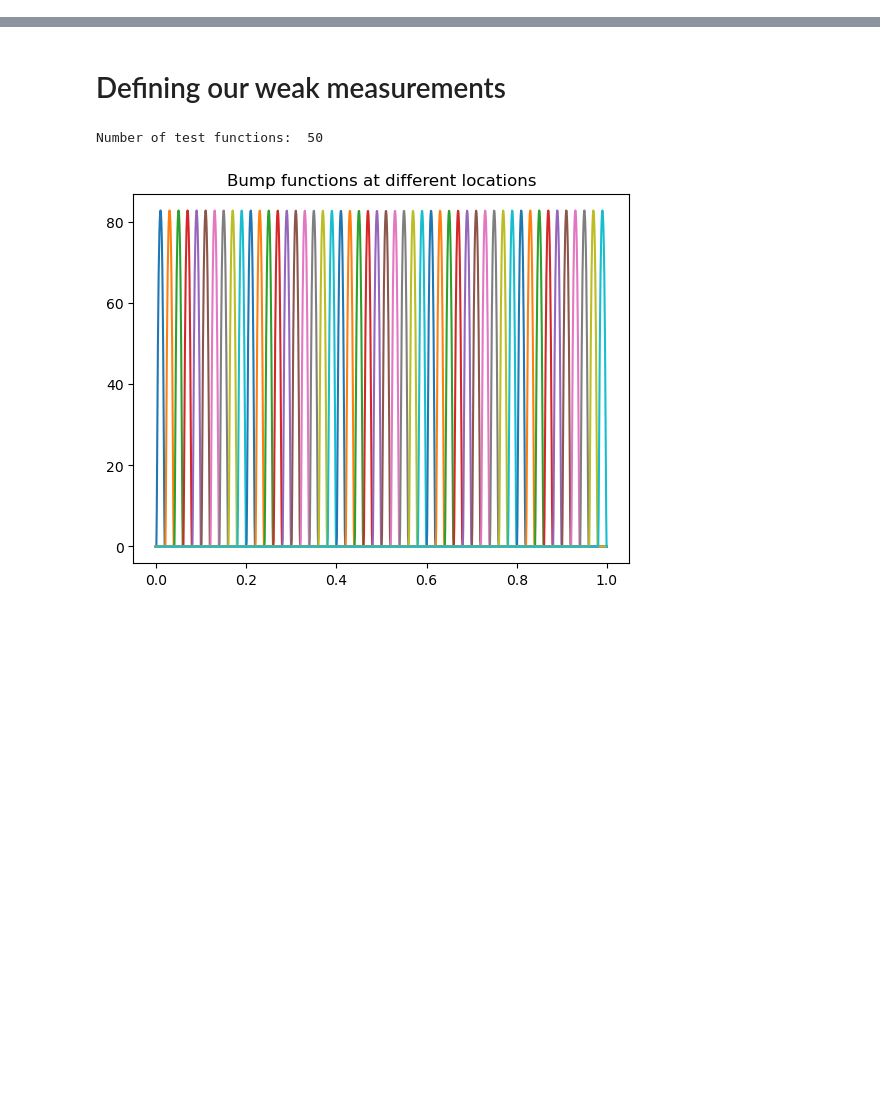
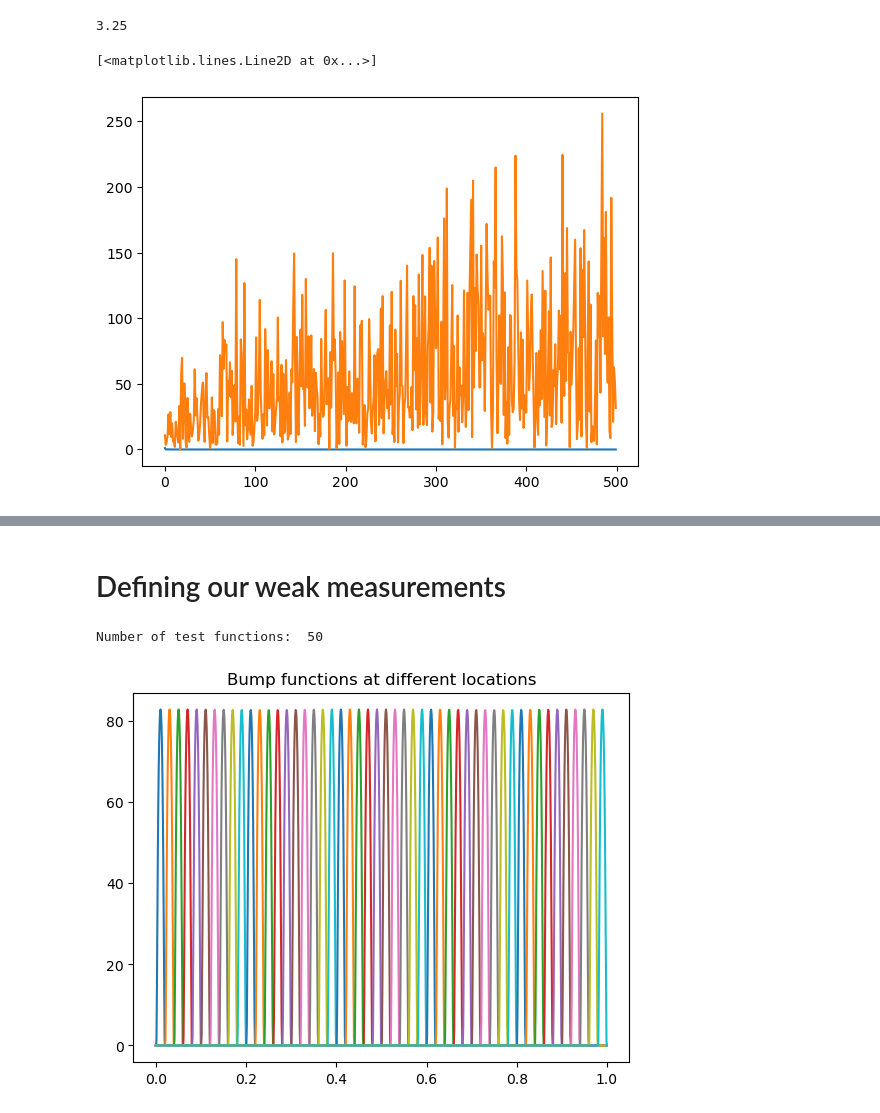
Before and after one commit to MatthieuDarcy/Kernel-NeuralNetworks-SPDEs, a Jupyter notebook: matthieu/solving_poisson_equation.ipynb, the cells around one changed output, grey strips where cells are left out. Cells and saved outputs as stored; diff of their text form; code cells hidden in the pictures; blank space fills up the shorter version.

```diff
--- a/matthieu/solving_poisson_equation.ipynb
+++ b/matthieu/solving_poisson_equation.ipynb
@@ -46,14 +57,27 @@ from utils_rough_pde import *
 # %%
 # draw random values for the coefficients
-key = random.PRNGKey(1)
+key = random.PRNGKey(54)
 
-n_coef = 1000
-decay_u = 2.5# 1.25 # Regularity of u
+n_coef = 500
+
+s = 1
+alpha = 2*s+1 + 0.25
+print(alpha)
+decay_u = alpha/2
 L = 1 # Lenght of the domain
+coef_u =  jnp.ones(shape = (1, ))/(jnp.arange(1, n_coef+1)**(decay_u)) #jnp.ones(shape = (1, ))#random.normal(key, shape=(n_coef,))/(jnp.arange(1, n_coef+1)**(decay_u))
+
 coef_u = random.normal(key, shape=(n_coef,))/(jnp.arange(1, n_coef+1)**(decay_u))
-
 coef_f = coef_u*jnp.arange(1, n_coef+1)**(2)*jnp.pi**2*L**2
 
-x = jnp.linspace(0, L, 1200)
+x = jnp.linspace(0, L, 999)
 u_values = evaluate_function(x, coef_u, L=L)
 f_values = evaluate_function(x, coef_f, L=L)
+# %% [output]
+3.25
+# %%
+plt.plot(jnp.abs(coef_u))
+plt.plot(jnp.abs(coef_f))
+# %% [output]
+[<matplotlib.lines.Line2D at 0x...>]
+[figure, added]
```
Also changed, not shown: parts of 31 cells of this notebook, 17 other files.
